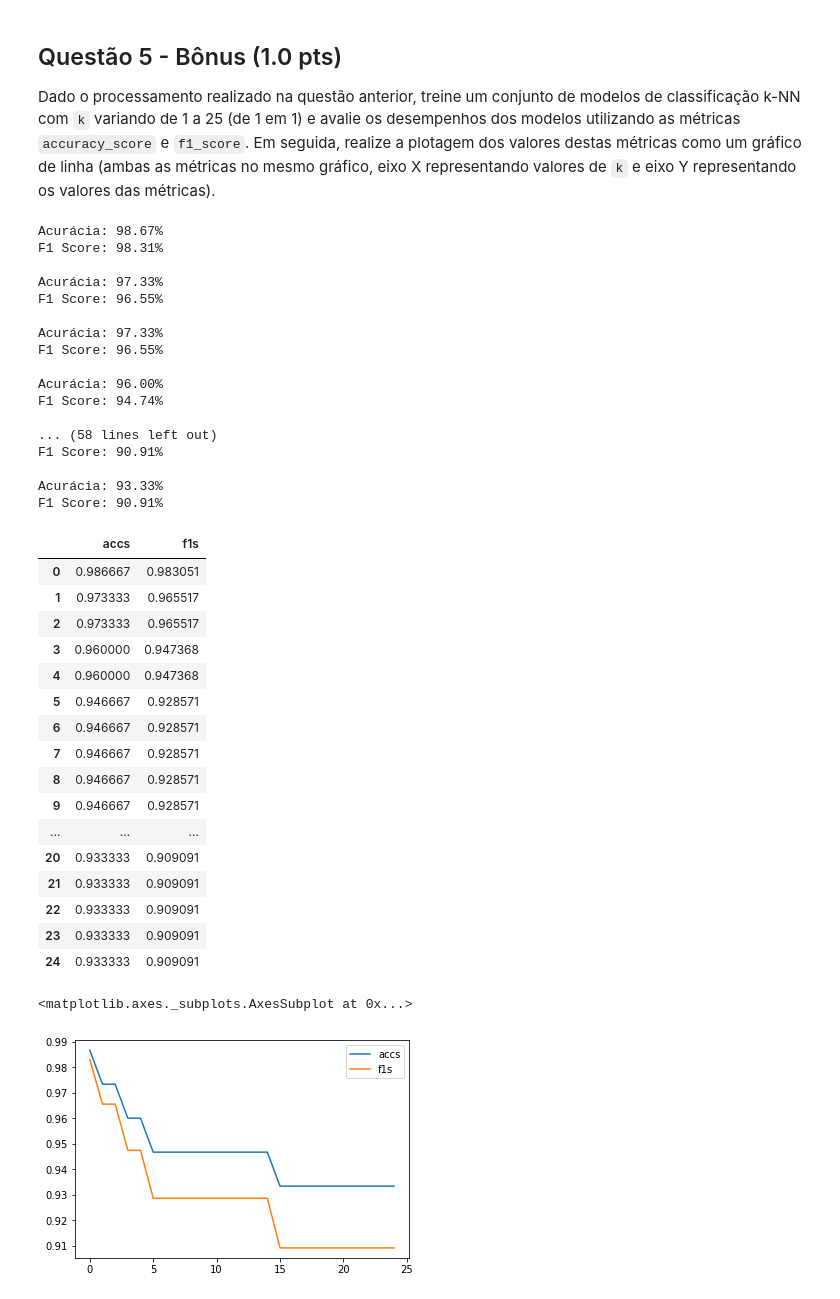
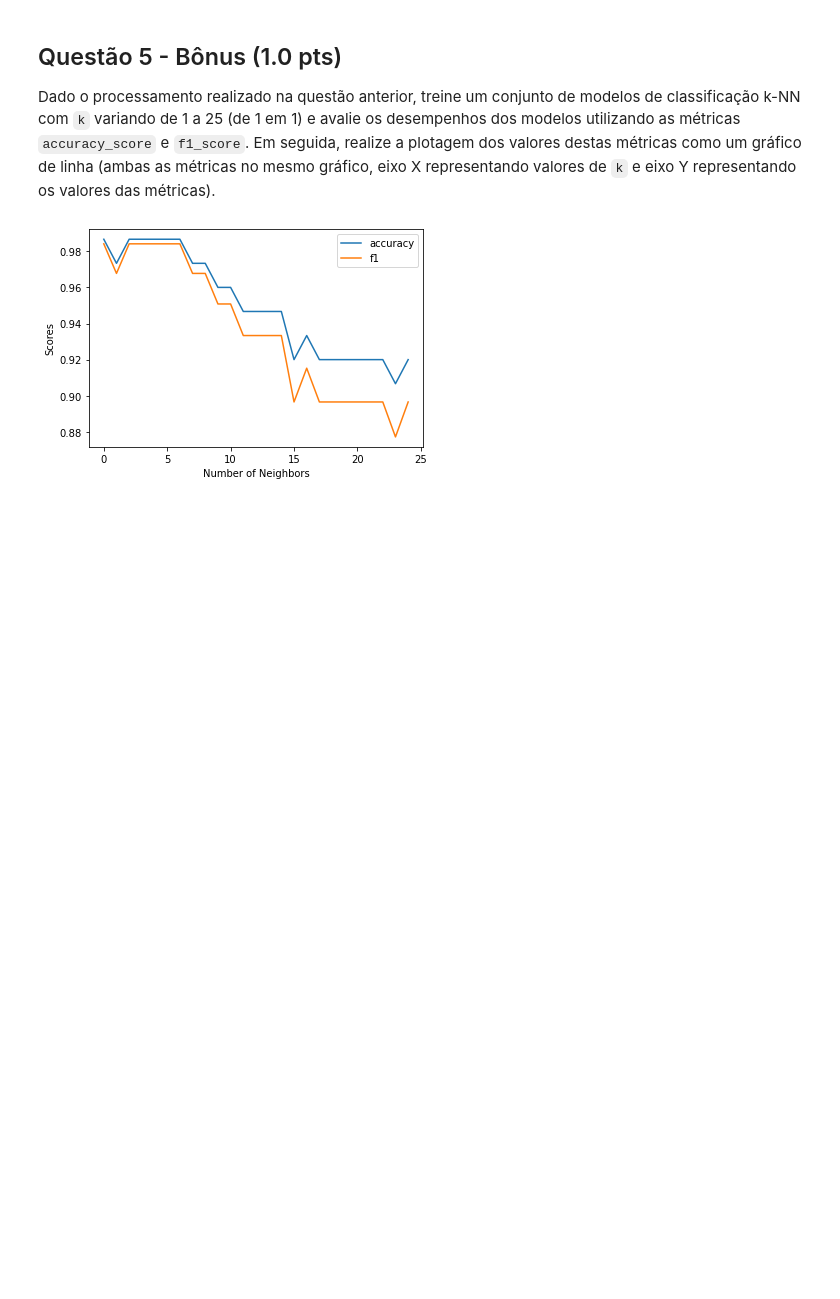
Before and after one commit to henriqueschwabg/Trabalhos-PUCRS, a Jupyter notebook: T2_HenriqueSchwab/HenriqueSchwab.ipynb, the cells around one changed output. Drawn from its saved outputs; the diff is of its cells as text; code cells hidden in the pictures; blank space fills up the shorter version.

```diff
--- a/T2_HenriqueSchwab/HenriqueSchwab.ipynb
+++ b/T2_HenriqueSchwab/HenriqueSchwab.ipynb
@@ -278,7 +275,8 @@ Realize as seguintes operações para treinar um modelo de classificação:
 
 # 1
 df[cat_cols] = df[cat_cols].astype('category')
-df[cat_cols].nunique()
+# print(df[cat_cols].nunique())
+# print(df['classification'].value_counts())
 
 df[cat_cols] = df[cat_cols].replace({'no': 0, 'normal': 0, 'notpresent': 0, 'poor': 0, 'notckd': 0, \
                        'yes': 1, 'abnormal': 1, 'present': 1, 'good': 1, 'ckd': 1})
@@ -290,7 +288,7 @@ df = pd.get_dummies(df, columns=remove_cols)
 X = df.drop('classification', axis=1)
 y = df['classification']
 
-X_train, X_test, y_train, y_test = train_test_split(X, y, test_size = 0.30)
+X_train, X_test, y_train, y_test = train_test_split(X, y, test_size = 0.30, stratify = y, shuffle = True)
 
 # 4
 scaler = MinMaxScaler().fit(X_train)
@@ -300,11 +298,11 @@ X_test = scaler.transform(X_test)
 # 5
 classifier = KNeighborsClassifier(n_neighbors=5)
 classifier.fit(X_train, y_train)
-preds = classifier.predict(X_test)
+y_pred = classifier.predict(X_test)
 
 # 6
-acc = accuracy_score(y_test, preds)
-print(f'Acurácia: {acc*100:.2f}%')
+accuracy = accuracy_score(y_test, y_pred)
+print(f'Acurácia: {accuracy*100:.2f}%')
 
 ########################
 #   Fim do seu codigo  #
@@ -318,66 +316,38 @@ Dado o processamento realizado na questão anterior, treine um conjunto de model
 # %%
 ########################
 # Inicio do seu codigo #
 ########################
 
+X_train, X_test, y_train, y_test = train_test_split(X, y, test_size = 0.30, stratify = y, shuffle = True)
+
+scaler = MinMaxScaler().fit(X_train)
+X_train = scaler.transform(X_train)
+X_test = scaler.transform(X_test)
+
+# 1
 accs = []
 f1s = []
 
 for k in np.arange(1, 26):
     classifier = KNeighborsClassifier(n_neighbors=k)
     classifier.fit(X_train, y_train)
-    preds = classifier.predict(X_test)
-    acc = accuracy_score(y_test, preds)
-    print(f'Acurácia: {acc*100:.2f}%')
+    y_pred = classifier.predict(X_test)
+    acc = accuracy_score(y_test, y_pred)
     accs.append(acc)
-    f1 = f1_score(y_test, preds)
-    print(f'F1 Score: {f1*100:.2f}%')
+    f1 = f1_score(y_test, y_pred)
     f1s.append(f1)
-    print()
 
-df_new = pd.DataFrame({'accs': accs,
-                       'f1s': f1s})
-print_dataframe(df_new)
+df_new = pd.DataFrame({'accuracy': accs, 'f1': f1s})
+# print_dataframe(df_new)
 
-df_new.plot(y=['accs', 'f1s'])
+# 2
+df_new.plot(y=['accuracy', 'f1'])
+plt.ylabel('Scores')
+plt.xlabel('Number of Neighbors')
+plt.show()
 
 ########################
 #   Fim do seu codigo  #
 ########################
 # %% [output]
-Acurácia: 98.67%
-F1 Score: 98.31%
-
-Acurácia: 97.33%
-F1 Score: 96.55%
-
-Acurácia: 97.33%
-F1 Score: 96.55%
-
-Acurácia: 96.00%
-F1 Score: 94.74%
-
-... (58 lines left out)
-F1 Score: 90.91%
-
-Acurácia: 93.33%
-F1 Score: 90.91%
-|  | accs | f1s |
-| 0 | 0.986667 | 0.983051 |
-| 1 | 0.973333 | 0.965517 |
-| 2 | 0.973333 | 0.965517 |
-| 3 | 0.960000 | 0.947368 |
-| 4 | 0.960000 | 0.947368 |
-| 5 | 0.946667 | 0.928571 |
-| 6 | 0.946667 | 0.928571 |
-| 7 | 0.946667 | 0.928571 |
-| 8 | 0.946667 | 0.928571 |
-| 9 | 0.946667 | 0.928571 |
-| ... | ... | ... |
-| 20 | 0.933333 | 0.909091 |
-| 21 | 0.933333 | 0.909091 |
-| 22 | 0.933333 | 0.909091 |
-| 23 | 0.933333 | 0.909091 |
-| 24 | 0.933333 | 0.909091 |
-<matplotlib.axes._subplots.AxesSubplot at 0x...>
-[figure, old version]
+[figure, new version]
```
Also changed, not shown: parts of 3 cells of this notebook.
